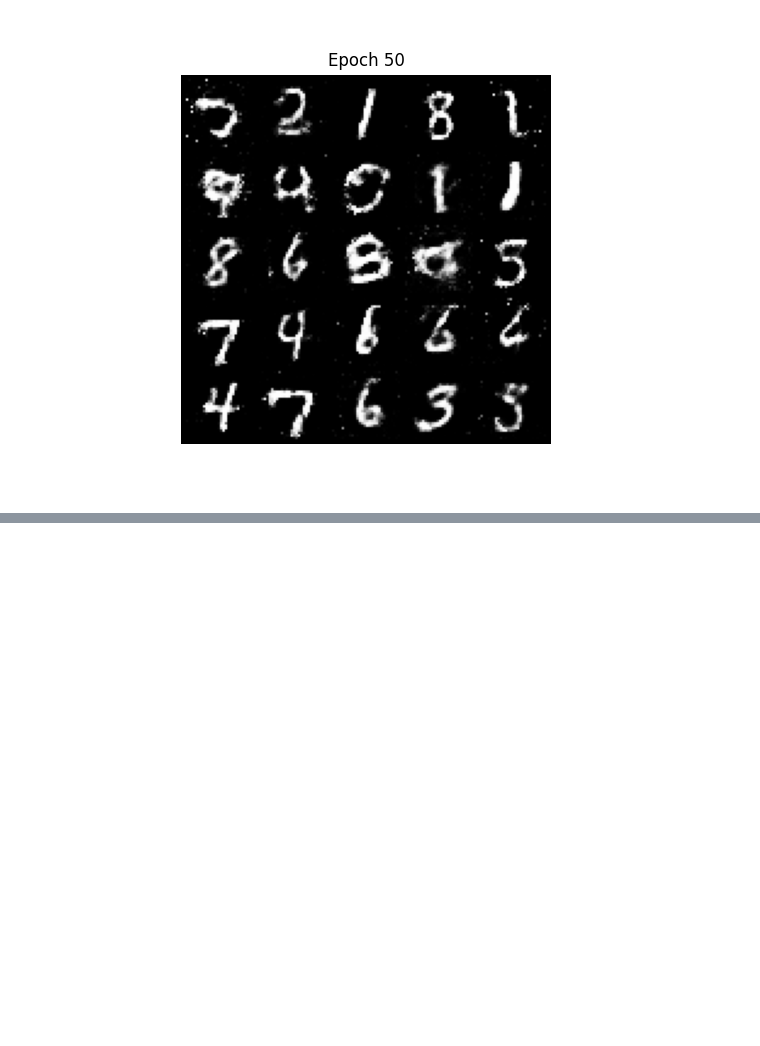
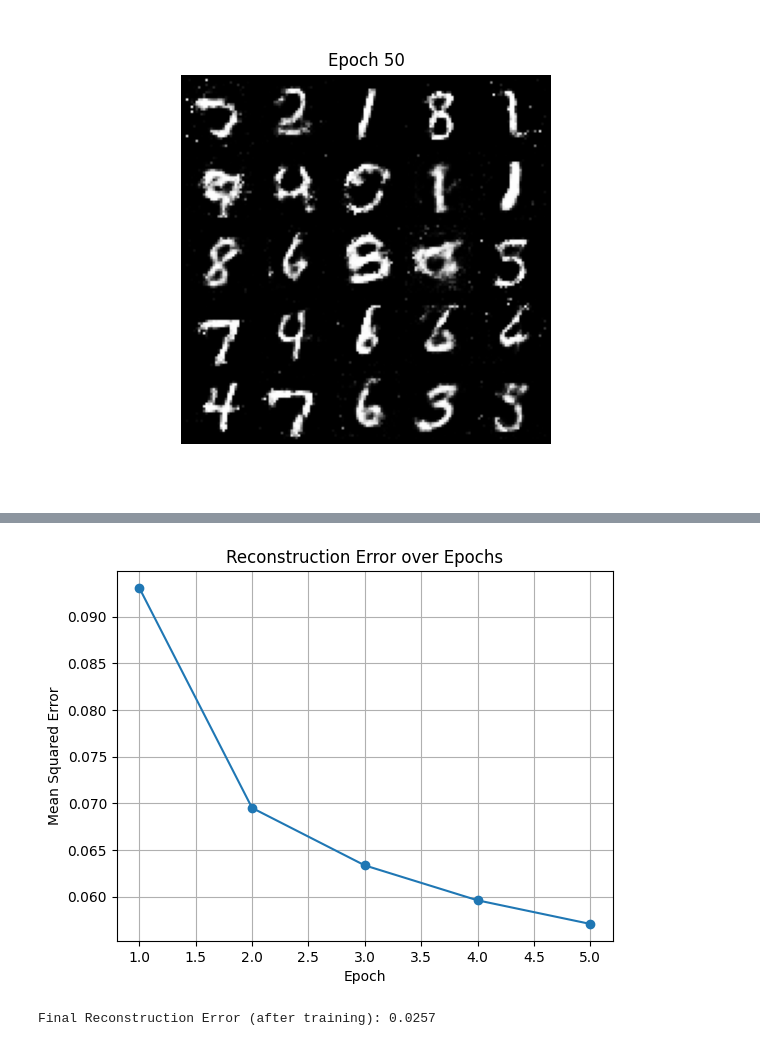
Before and after one commit to Nehasatheesh04/Deep_Learning, a Jupyter notebook: DL.ipynb, the cells around one changed output, grey strips where cells are left out. Cells and saved outputs as stored; diff of their text form; code cells hidden in the pictures; blank space fills up the shorter version.

```diff
--- a/DL.ipynb
+++ b/DL.ipynb
@@ -194,0 +310,24 @@ Displaying image from Epoch 50:
+# %%
+# Plot how reconstruction error changes as training progresses
+plt.plot(range(1, epochs + 1), recon_errors, marker='o')
+plt.title("Reconstruction Error over Epochs")
+plt.xlabel("Epoch")
+plt.ylabel("Mean Squared Error")
+plt.grid(True)
+plt.show()
+# %% [output]
+[figure, added]
+# %%
+#Use the trained RBM to reconstruct inputs
+data_iter = iter(train_loader)
+images, _ = next(data_iter)
+v = images.view(-1, 784)
+
+with torch.no_grad():
+    v_reconstructed = rbm.h_to_v(rbm.v_to_h(v)[1])[0]
+
+# Compute final reconstruction error after training
+final_error = torch.mean((v - v_reconstructed) ** 2).item()
+print(f"\nFinal Reconstruction Error (after training): {final_error:.4f}")
+# %% [output]
+Final Reconstruction Error (after training): 0.0257
```
Also changed, not shown: parts of 9 cells of this notebook.
